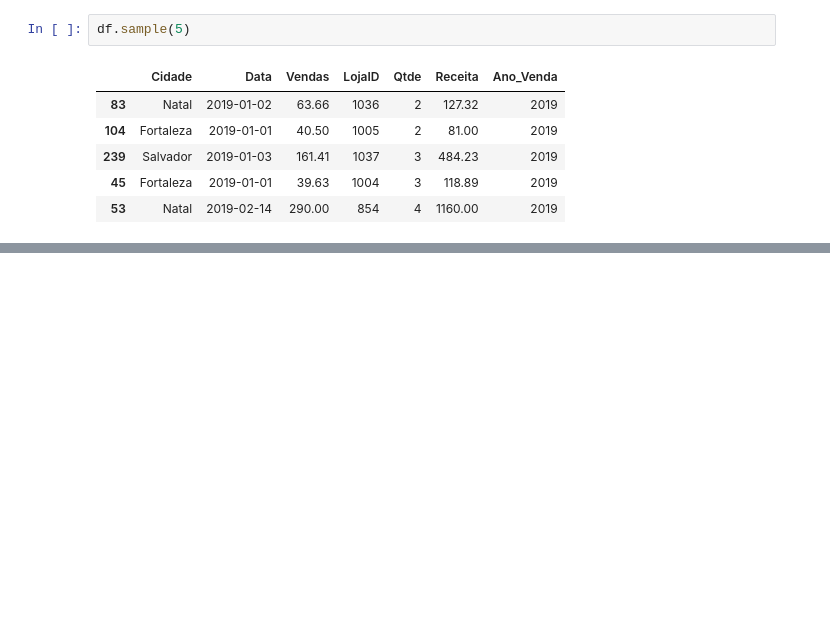
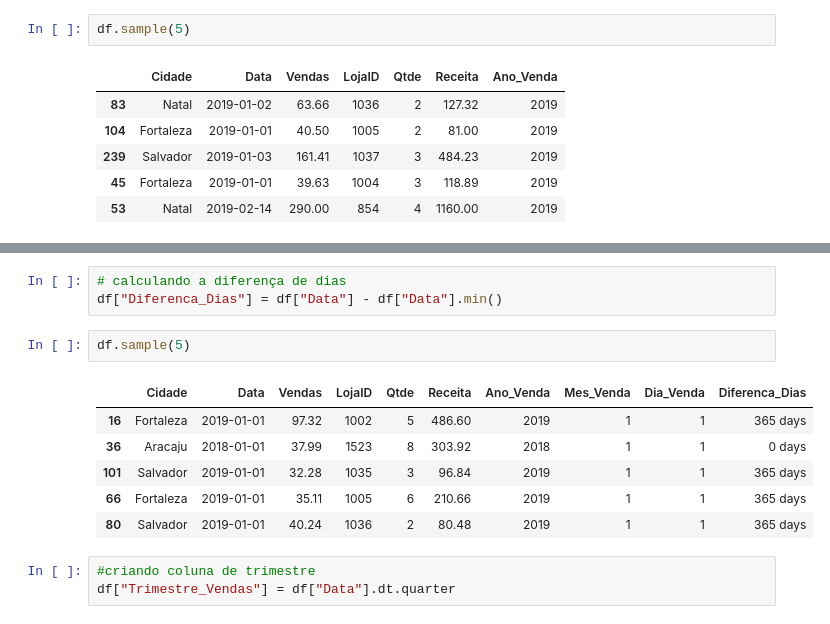
Before and after one commit to AleLucasG/Analise_Dados_Python_Pandas, a Jupyter notebook: Aulas/Aula03_Trabalhando_Datas.ipynb, the cells around one changed output, grey strips where cells are left out. Cells and saved outputs as stored; diff of their text form; blank space fills up the shorter version.

```diff
--- a/Aulas/Aula03_Trabalhando_Datas.ipynb
+++ b/Aulas/Aula03_Trabalhando_Datas.ipynb
@@ -108,0 +126,15 @@ df.sample(5)
+# %%
+# calculando a diferença de dias
+df["Diferenca_Dias"] = df["Data"] - df["Data"].min()
+# %%
+df.sample(5)
+# %% [output]
+|  | Cidade | Data | Vendas | LojaID | Qtde | Receita | Ano_Venda | Mes_Venda | Dia_Venda | Diferenca_Dias |
+| 16 | Fortaleza | 2019-01-01 | 97.32 | 1002 | 5 | 486.60 | 2019 | 1 | 1 | 365 days |
+| 36 | Aracaju | 2018-01-01 | 37.99 | 1523 | 8 | 303.92 | 2018 | 1 | 1 | 0 days |
+| 101 | Salvador | 2019-01-01 | 32.28 | 1035 | 3 | 96.84 | 2019 | 1 | 1 | 365 days |
+| 66 | Fortaleza | 2019-01-01 | 35.11 | 1005 | 6 | 210.66 | 2019 | 1 | 1 | 365 days |
+| 80 | Salvador | 2019-01-01 | 40.24 | 1036 | 2 | 80.48 | 2019 | 1 | 1 | 365 days |
+# %%
+#criando coluna de trimestre
+df["Trimestre_Vendas"] = df["Data"].dt.quarter
```
Also changed, not shown: parts of 6 cells of this notebook.
